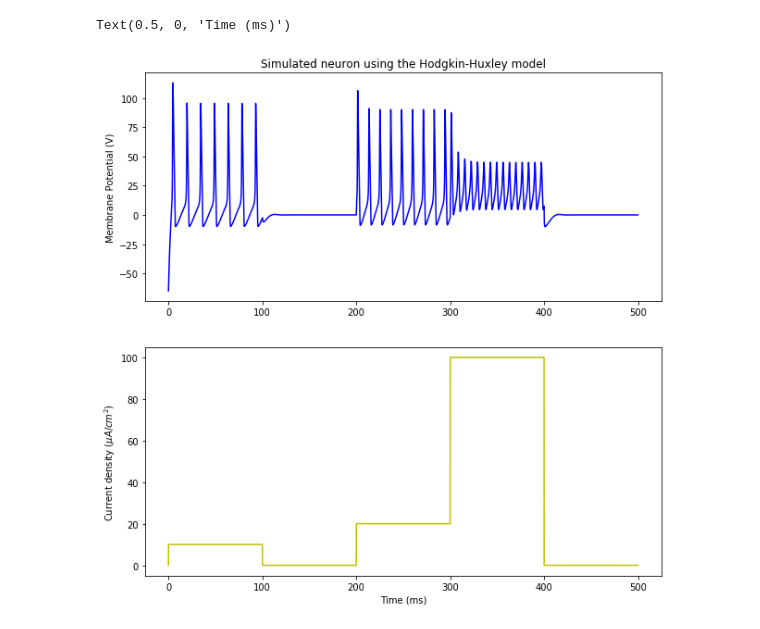
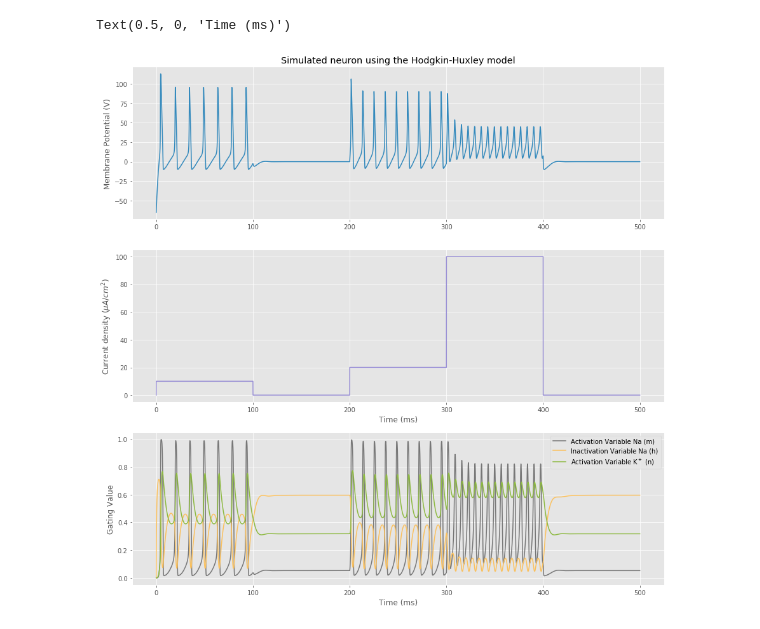
Before and after one commit to fireteam99/neuron-model, a Jupyter notebook: Hodgkin-Huxley.ipynb, the cells around one changed output. Saved outputs shown, nothing was run; the diff lists cells and outputs as text; code cells hidden in the pictures.

```diff
--- a/Hodgkin-Huxley.ipynb
+++ b/Hodgkin-Huxley.ipynb
@@ -2,6 +2,8 @@
 import scipy as sp
 import pylab as plt
 from scipy.integrate import odeint
+
+plt.style.use('ggplot')
 # %%
 # full Hodgkin-Huxley model
 # membrane capacitance (uF/cm^2)
@@ -72,22 +90,30 @@ def compute_derivs(X, t):
     return dVdt, dmdt, dhdt, dndt
 # %%
-#plotting Hodgkin-Huxley model simulation
+# plotting Hodgkin-Huxley model simulation
 X = odeint(compute_derivs, [-65.0, 0.0, 0.0, 0.0], t)
-V = X[:,0]
-#m = X[:,1]
-#h = X[:,2]
-#n = X[:,3]
+V = X[:, 0]
+m = X[:,1]
+h = X[:,2]
+n = X[:,3]
 
-plt.figure(figsize = (10,10))
-plt.subplot(2,1,1)
-plt.title('Simulated neuron using the Hodgkin-Huxley model')
-plt.plot(t, V, 'b', label = 'Membrane Potential' )
-plt.ylabel('Membrane Potential (V)')
+plt.figure(figsize=(15, 15))
+plt.subplot(3, 1, 1)
+plt.title("Simulated neuron using the Hodgkin-Huxley model")
+plt.plot(t, V, "C1", label="Membrane Potential")
+plt.ylabel("Membrane Potential (V)")
 
-plt.subplot(2,1,2)
-plt.plot(t, [inject_I(x) for x in t], 'y', label = 'Input Current')
-plt.ylabel('Current density ($µA/cm^2$)')
-plt.xlabel('Time (ms)')
+plt.subplot(3, 1, 2)
+plt.plot(t, [inject_I(x) for x in t], "C2", label="Input Current")
+plt.ylabel("Current density ($µA/cm^2$)")
+plt.xlabel("Time (ms)")
+
+plt.subplot(3, 1, 3)
+plt.plot(t, m, "C3", label="Activation Variable Na (m)")
+plt.plot(t, h, "C4", label="Inactivation Variable Na (h)")
+plt.plot(t, n, "C5", label="Activation Variable K$^+$ (n)")
+plt.legend(loc="upper right")
+plt.ylabel("Gating Value")
+plt.xlabel("Time (ms)")
 # %% [output]
 Text(0.5, 0, 'Time (ms)')
-[figure, old version]
+[figure, new version]
```
Also changed, not shown: parts of 1 cell of this notebook.
